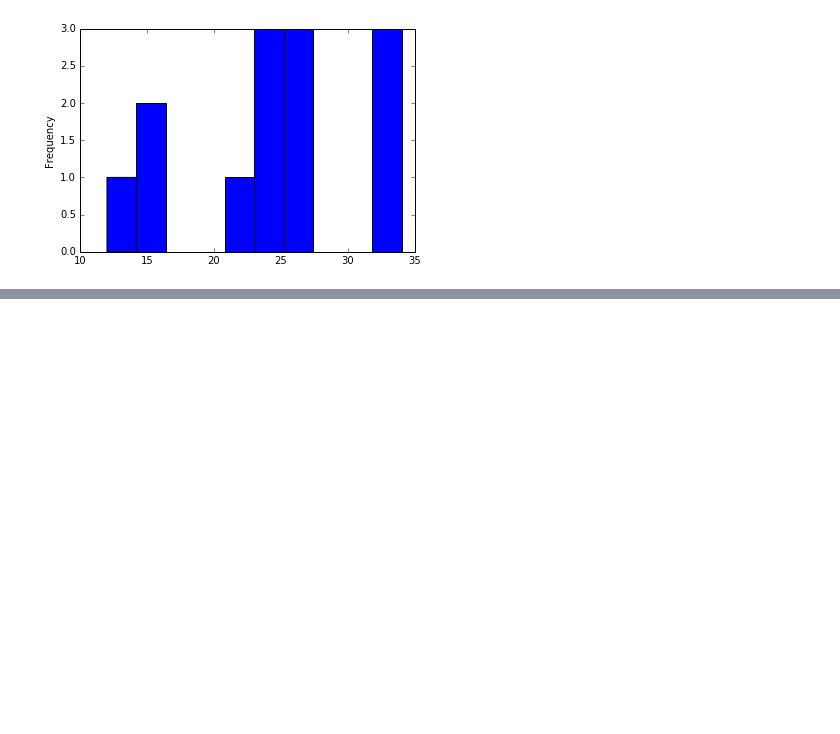
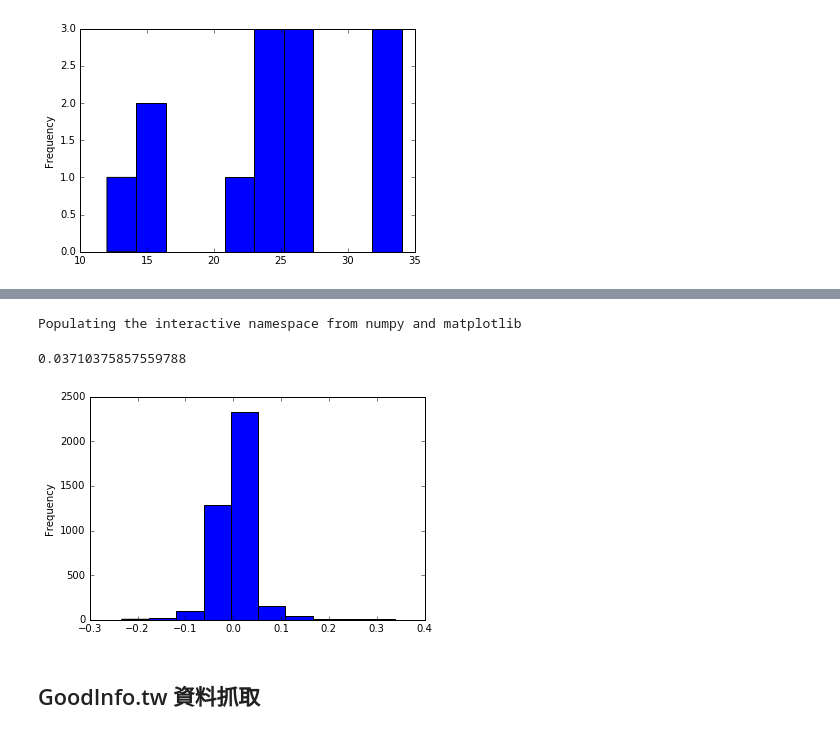
Before and after one commit to ywchiu/pyfintech, a Jupyter notebook: 20160729Demo.ipynb, the cells around one changed output, grey strips where cells are left out. Saved outputs shown, nothing was run; the diff lists cells and outputs as text; code cells hidden in the pictures; blank space fills up the shorter version.

```diff
--- a/20160729Demo.ipynb
+++ b/20160729Demo.ipynb
@@ -419,0 +456,4 @@ tempreture2[tempreture2 < 40].plot(kind='hist')
+# %%
+import pandas.io.data as web # as => alias, use "web" to replace pandas.io.data
+df = web.DataReader(name='2498', data_source='yahoo',start='2000-1-1')
+df.head()
@@ -419,0 +478,2 @@ tempreture2[tempreture2 < 40].plot(kind='hist')
+# %%
+df['DailyChange'] = df['Close'].pct_change(1)
@@ -419,0 +492,10 @@ tempreture2[tempreture2 < 40].plot(kind='hist')
+# %%
+%pylab inline
+df['DailyChange'].plot(kind='hist')
+df['DailyChange'].std()
+# %% [output]
+Populating the interactive namespace from numpy and matplotlib
+0.03710375857559788
+[figure, added]
+# %% [markdown]
+## GoodInfo.tw 資料抓取
```
Also changed, not shown: parts of 13 cells of this notebook.
